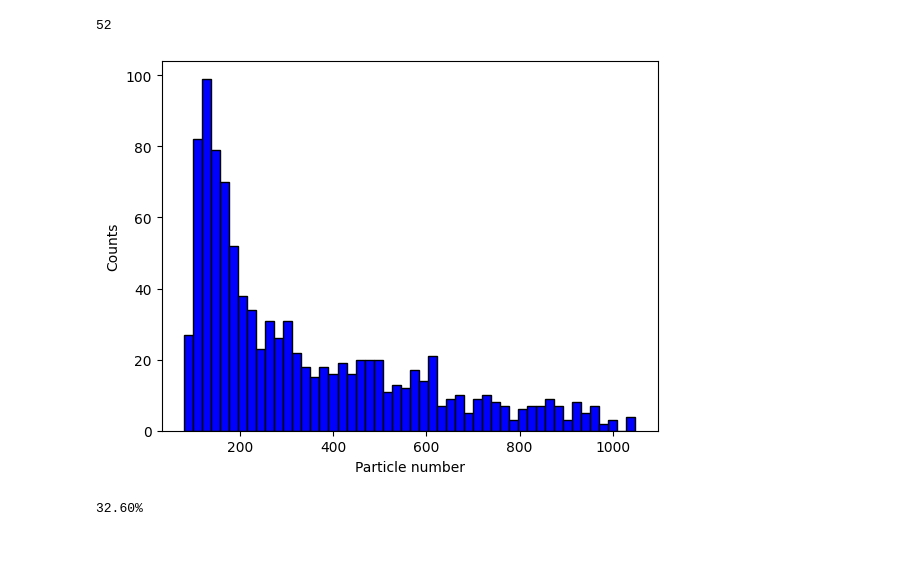
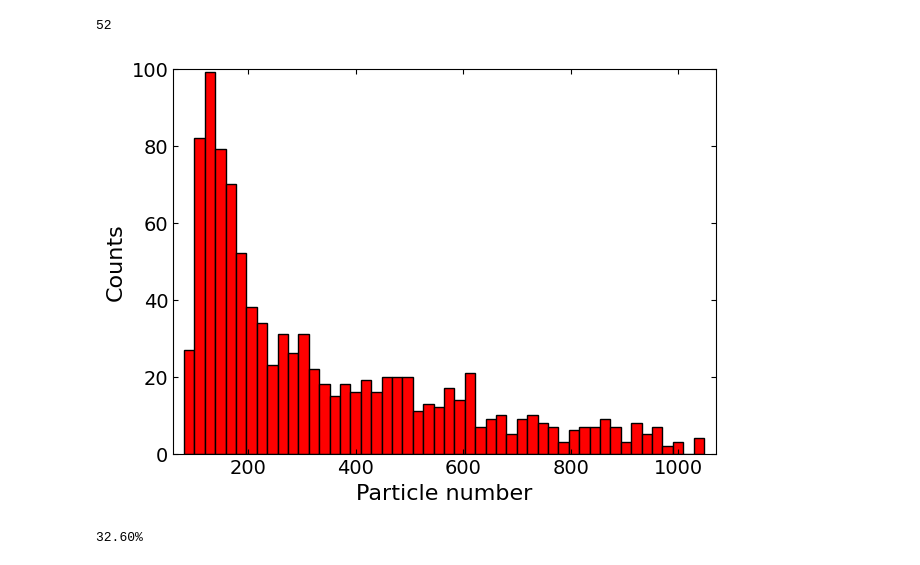
Before and after one commit to YauheniTalochkaN/GNN_tracking_model, a Jupyter notebook: check_dataset.ipynb, the cells around one changed output. Cells and saved outputs as stored; diff of their text form; code cells hidden in the pictures.

Commit message:
plots

```diff
--- a/check_dataset.ipynb
+++ b/check_dataset.ipynb
@@ -165,14 +166,27 @@ np.array(maxrowlist).max()
 # %% [output]
 52
 # %%
-plt.hist(particlenumlist, bins=50, color='blue', edgecolor='black')
+plt.figure(figsize=(7, 5))
 
-plt.ylabel('Counts')
-plt.xlabel('Particle number')
+plt.hist(particlenumlist, bins=50, color='red', edgecolor='black')
 
-plt.show()
+plt.ylabel('Counts', fontsize=16)
+plt.xlabel('Particle number', fontsize=16)
+plt.xlim([60, 1070])
+plt.ylim([0, 100])
+plt.tick_params(axis='both',
+                    which='major',
+                    labelsize=14,
+                    top=True,
+                    bottom=True,
+                    left=True,
+                    right=True,
+                    direction='in')
+
+#plt.show()
+plt.savefig("Particle_number.pdf")
 # %% [output]
-[figure, old version]
+[figure, new version]
 # %%
 print(f'{len([x for x in particlenumlist if x > 400]) / len(particlenumlist) * 100:.2f}%')
 # %% [output]
```
Also changed, not shown: parts of 3 cells of this notebook.
